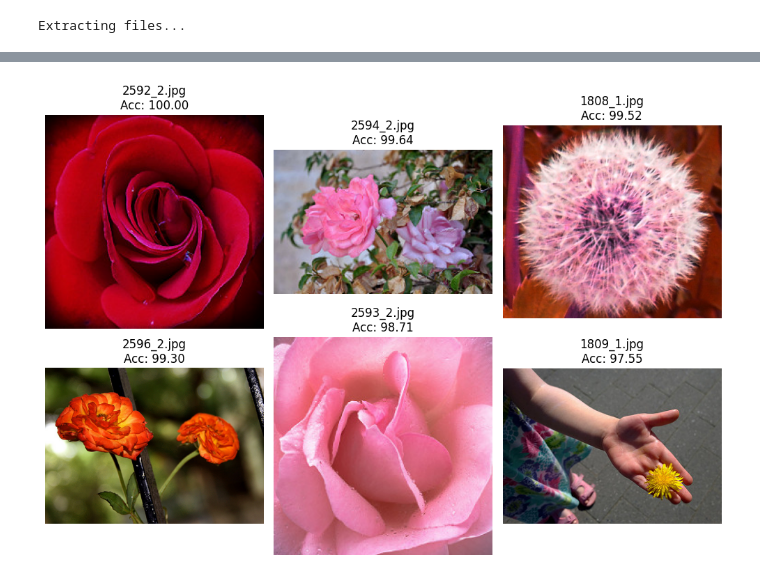
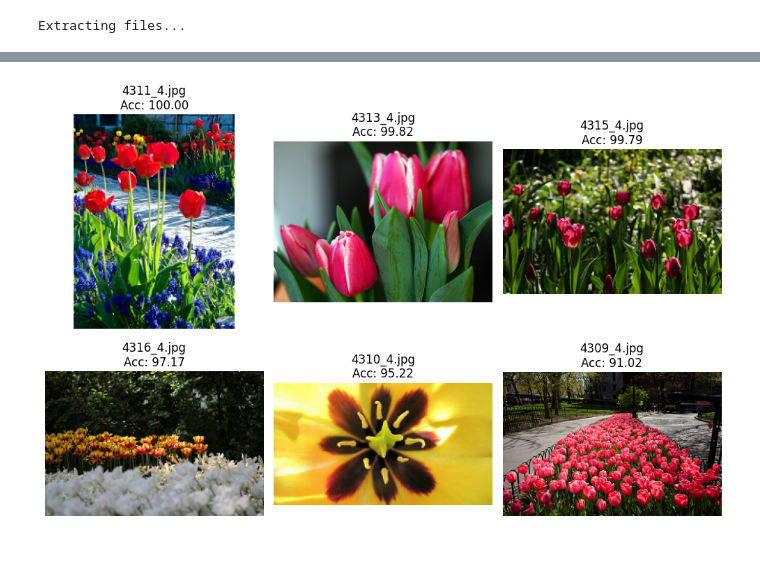
Before and after one commit to umzi2/FlowerEmbedding, a Jupyter notebook: jupyter_train.ipynb, the cells around one changed output, grey strips where cells are left out. Saved outputs shown, nothing was run; the diff lists cells and outputs as text; code cells hidden in the pictures; blank space fills up the shorter version.

```diff
--- a/jupyter_train.ipynb
+++ b/jupyter_train.ipynb
@@ -23,15 +12,13 @@ from tqdm import tqdm
 import matplotlib.pyplot as plt
 import matplotlib.image as mpimg
 # %%
+# download dataset
 path = kagglehub.dataset_download("alxmamaev/flowers-recognition")
-# print(path)
-# os.listdir()
-# shutil.move(os.path.join(path,"flowers"),"flowers")
 dataset_folder = os.path.join(path,"flowers")
 folders = os.listdir(dataset_folder)
-train = "train_data/train"
-test = "train_data/test"
-val = "train_data/val"
+train = "app/train_data/train"
+test = "app/train_data/test"
+val = "app/train_data/val"
 os.makedirs(train, exist_ok=True)
 os.makedirs(test, exist_ok=True)
 os.makedirs(val, exist_ok=True)
@@ -129,25 +97,11 @@ Regular checkpoint saved!
 # %%
-import matplotlib.pyplot as plt
-import matplotlib.image as mpimg
-
+# Test
 def load_checkpoint(model, checkpoint_path):
     checkpoint = torch.load(checkpoint_path, map_location="cpu")
-    # print(checkpoint.keys())
     model_state = checkpoint["model_state_dict"]
-    # print(f"Loaded checkpoint from epoch {checkpoint['epoch']} with loss {checkpoint['loss']:.4f}")
-    # print(model_state.keys())
-    for key in list(model_state.keys()):
-        if (
-            key not in model.state_dict()
-            or model.state_dict()[key].size() != model_state[key].size()
-        ):
-            print(f"Skipping parameter: {key}")
-            del model_state[key]
-    print(
-        f"Loaded checkpoint from epoch {checkpoint['epoch']} with loss {checkpoint['loss']:.4f}"
-    )
-    model.load_state_dict(model_state, strict=False)
+    model.load_state_dict(model_state, strict=True)
     return model
+
 def image2tensor(
     value: list[np.ndarray] | np.ndarray,
     out_type: torch.dtype = torch.float32,
@@ -198,24 +152,21 @@ def plot_top5_images(folder_path, matches):
     plt.show()
 model = load_checkpoint(
     MambaOut(),
-    "/run/media/umzi/H/flowernn/checkpoints/best_model.pth",
+    "checkpoints/best_model.pth",
 ).eval()
+img_list = os.listdir(folder)
+folder = "train_data/test/"
+img = image2tensor(
+    read(os.path.join(folder,random.choice(img_list)), format=ImgFormat.F32)
+).unsqueeze(0)
+with torch.inference_mode():
+    _, emb1 = model(img)
 
-
-img = image2tensor(
-    read("/run/media/umzi/H/flowernn/train_data/test/2592_2.jpg", format=ImgFormat.F32)
-)[None, ...]
-_, emb1 = model(img)
-folder = "/run/media/umzi/H/flowernn/train_data/test/"
-img_list = os.listdir(folder)
-emb_list = []
-for img_name in img_list:
-    img = image2tensor(read(os.path.join(folder, img_name), format=ImgFormat.F32))[
-        None, ...
-    ]
-    _, emb2 = model(img)
-    # emb2 = F.normalize(emb2, p=2, dim=1)
-    emb_list.append([((F.cosine_similarity(emb1, emb2)) * 100).cpu().item(), img_name])
+    emb_list = []
+    for img_name in img_list:
+        img = image2tensor(read(os.path.join(folder, img_name), format=ImgFormat.F32)).unsqueeze(0)
+        _, emb2 = model(img)
+        emb_list.append([((F.cosine_similarity(emb1, emb2)) * 100).cpu().item(), img_name])
 sorted_data = sorted(emb_list, key=lambda x: x[0], reverse=True)
 plot_top5_images(folder,sorted_data)
 # %% [output]
@@ -223 +173 @@ Loaded checkpoint from epoch 131 with loss 0.3955
-[figure, old version]
+[figure, new version]
```
Also changed, not shown: parts of 4 cells of this notebook, 4 other files.
